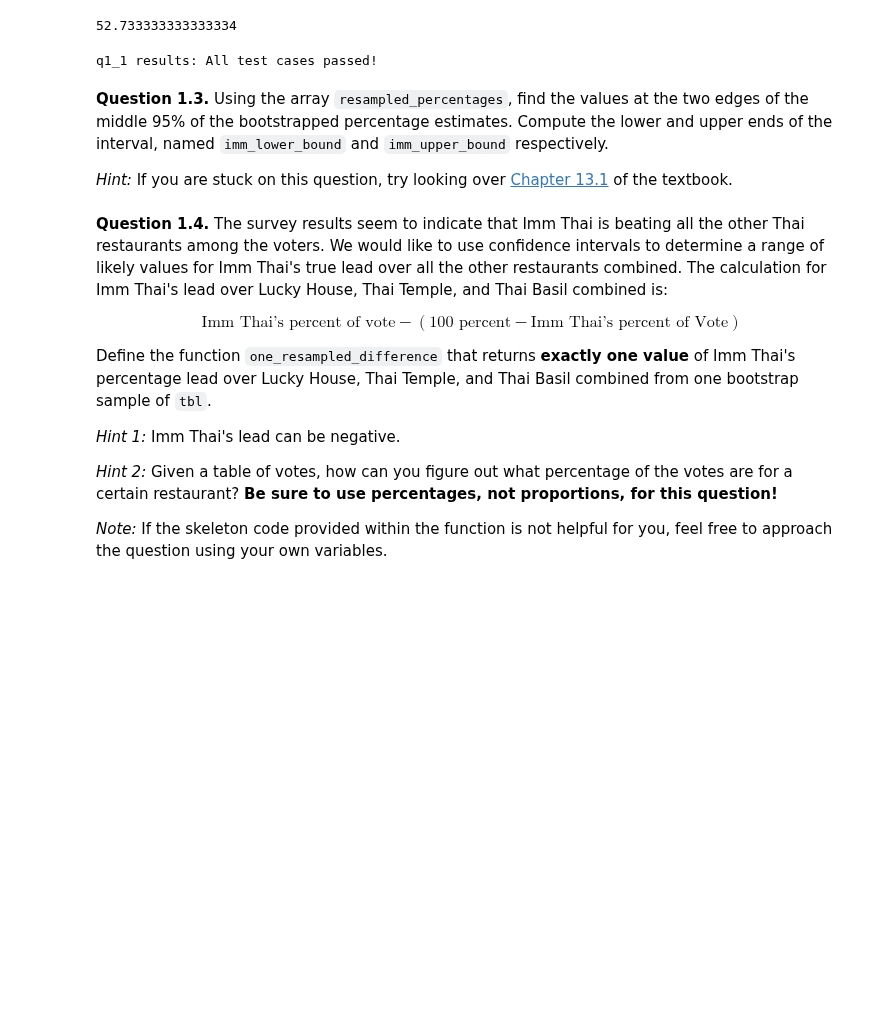
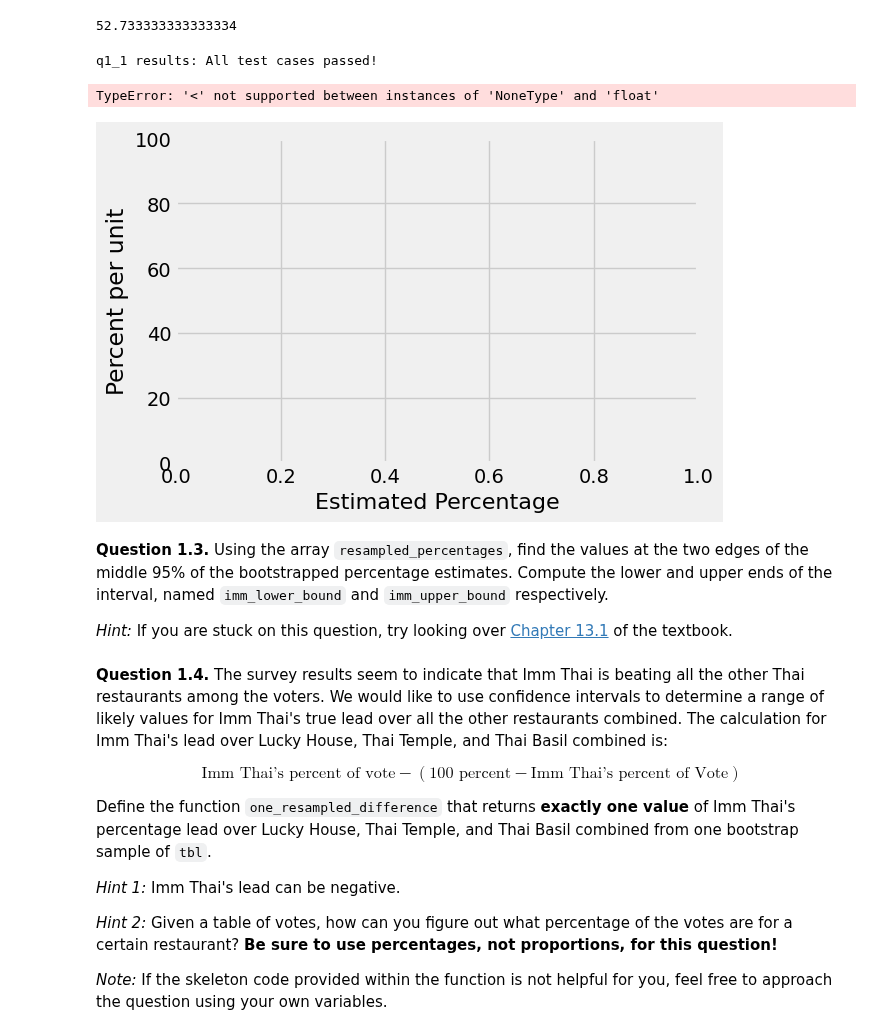
Before and after one commit to zeke5172-wq/Data-Analytics-class, a Jupyter notebook: hw08-1/hw08.ipynb, the cells around one changed output. Cells and saved outputs as stored; diff of their text form; code cells hidden in the pictures; blank space fills up the shorter version.

```diff
--- a/hw08-1/hw08.ipynb
+++ b/hw08-1/hw08.ipynb
@@ -81,6 +81,12 @@ one_resampled_percentage(votes)
 grader.check("q1_1")
 # %% [output]
 q1_1 results: All test cases passed!
+# %%
+resampled_percentages = percentages_in_resamples()
+Table().with_column('Estimated Percentage', resampled_percentages).hist("Estimated Percentage")
+# %% [output]
+TypeError: '<' not supported between instances of 'NoneType' and 'float'
+[figure, added]
 # %% [markdown]
 **Question 1.3.** Using the array `resampled_percentages`, find the values at the two edges of the middle 95% of the bootstrapped percentage estimates. Compute the lower and upper ends of the interval, named `imm_lower_bound` and `imm_upper_bound` respectively.
 
```
